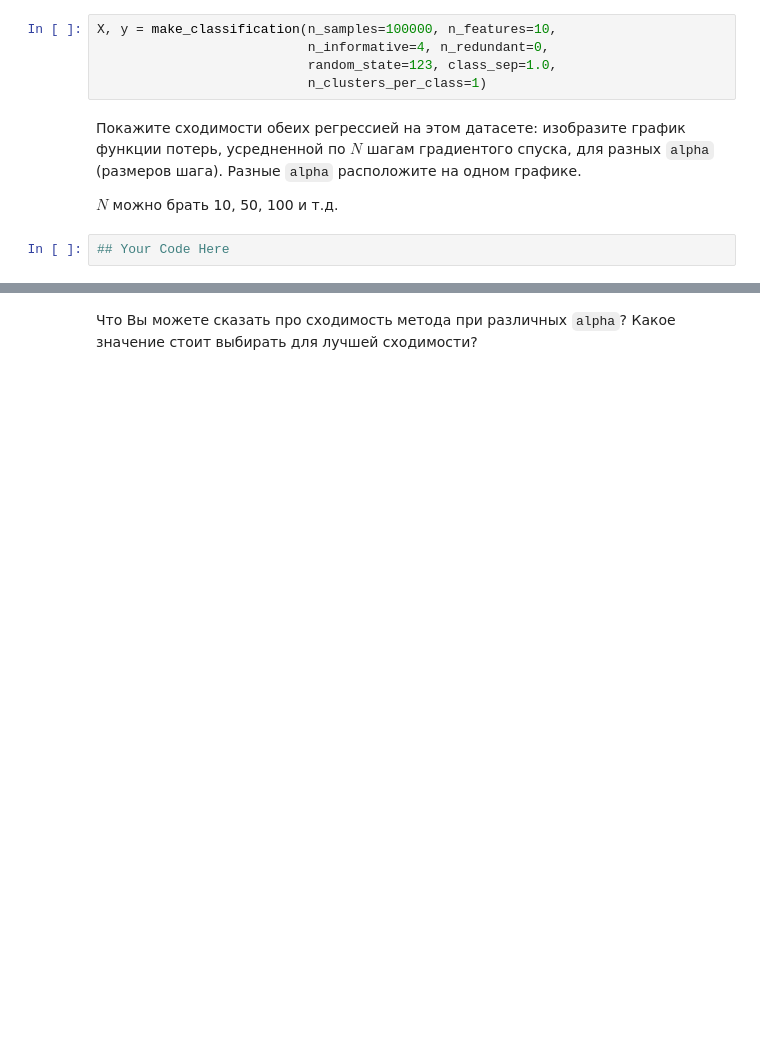
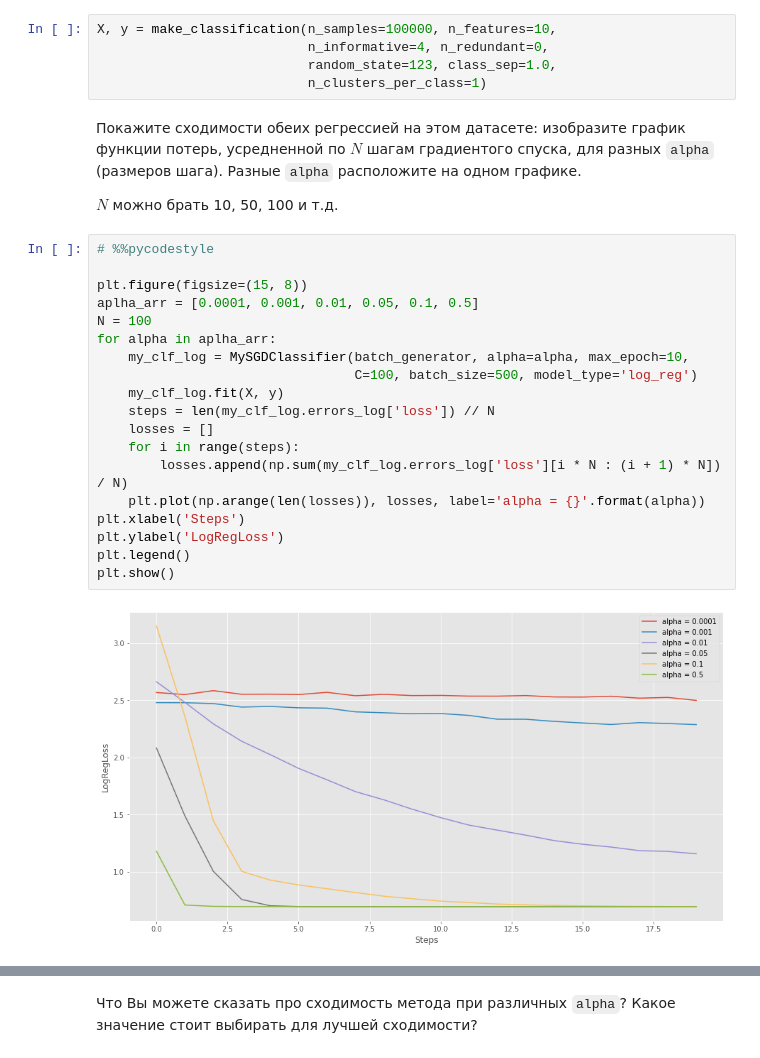
Before and after one commit to bulatral42/msu_ml_autumn_2020, a Jupyter notebook: valiahmetov_hw2.ipynb, the cells around one changed output, grey strips where cells are left out. Saved outputs shown, nothing was run; the diff lists cells and outputs as text; blank space fills up the shorter version.

```diff
--- a/valiahmetov_hw2.ipynb
+++ b/valiahmetov_hw2.ipynb
@@ -537,5 +555,24 @@ X, y = make_classification(n_samples=100000, n_features=10,
 Покажите сходимости обеих регрессией на этом датасете: изобразите график  функции потерь, усредненной по $N$ шагам градиентого спуска, для разных `alpha` (размеров шага). Разные `alpha` расположите на одном графике.
 
 $N$ можно брать 10, 50, 100 и т.д.
-# %%
-## Your Code Here
+# %%
+# %%pycodestyle
+
+plt.figure(figsize=(15, 8))
+aplha_arr = [0.0001, 0.001, 0.01, 0.05, 0.1, 0.5]
+N = 100
+for alpha in aplha_arr:
+    my_clf_log = MySGDClassifier(batch_generator, alpha=alpha, max_epoch=10,
+                                 C=100, batch_size=500, model_type='log_reg')
+    my_clf_log.fit(X, y)
+    steps = len(my_clf_log.errors_log['loss']) // N
+    losses = []
+    for i in range(steps):
+        losses.append(np.sum(my_clf_log.errors_log['loss'][i * N : (i + 1) * N]) / N)
+    plt.plot(np.arange(len(losses)), losses, label='alpha = {}'.format(alpha))
+plt.xlabel('Steps')
+plt.ylabel('LogRegLoss')
+plt.legend()
+plt.show()
+# %% [output]
+[figure, added]
```
Also changed, not shown: parts of 23 cells of this notebook.
